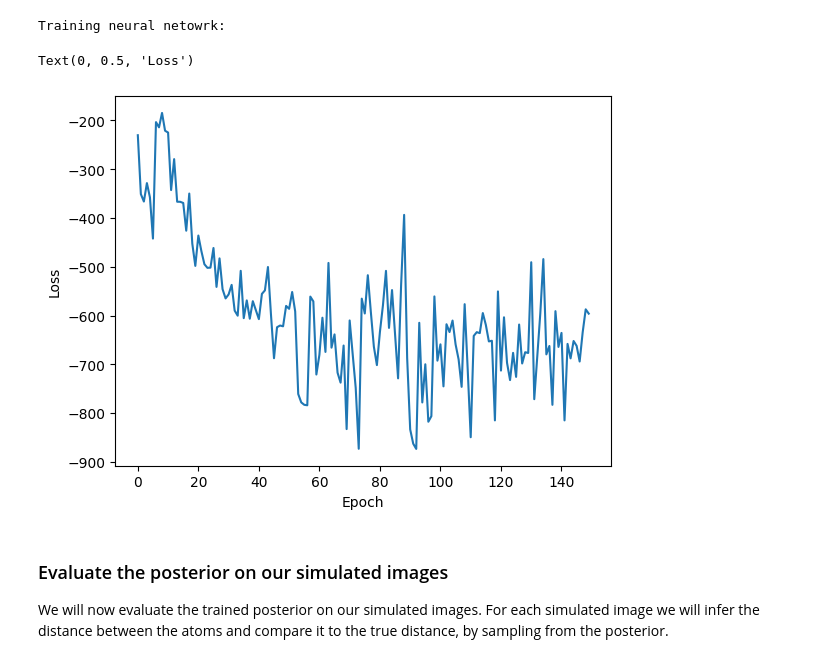
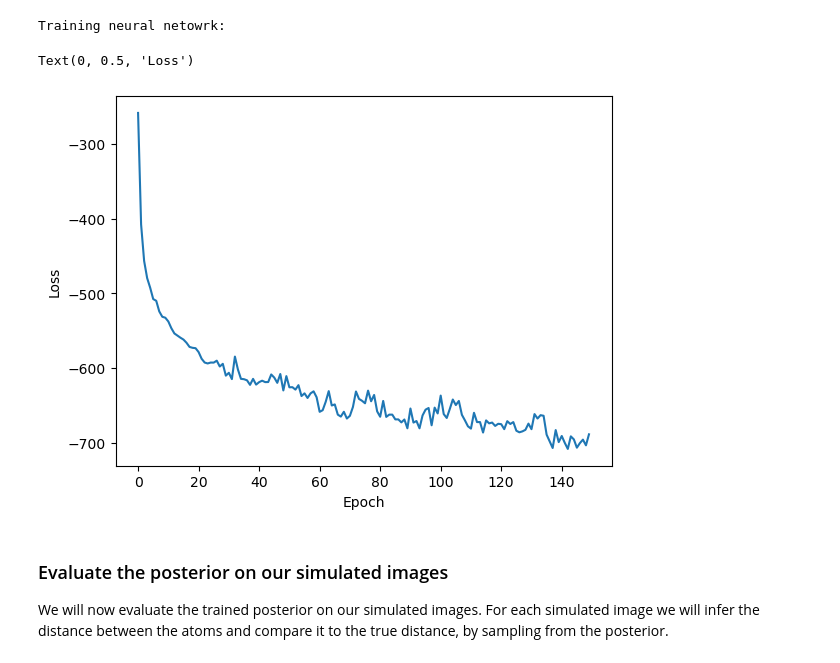
Before and after one commit to dariagusew/cryoSBI, a Jupyter notebook: tutorials/NLE/test_nle.ipynb, the cells around one changed output. Cells and saved outputs as stored; diff of their text form; code cells hidden in the pictures.

```diff
--- a/tutorials/NLE/test_nle.ipynb
+++ b/tutorials/NLE/test_nle.ipynb
@@ -174,12 +332,12 @@ train_nle_model.nle_train_no_saving(
 # %% [output]
 Training neural netowrk:
 # %%
-plt.plot(torch.load("tutorial.loss"))
+plt.plot(torch.load("tutorial_2.loss"))
 plt.xlabel("Epoch")
 plt.ylabel("Loss")
 # %% [output]
 Text(0, 0.5, 'Loss')
-[figure, old version]
+[figure, new version]
 # %% [markdown]
 ### Evaluate the posterior on our simulated images
 
```
Also changed, not shown: parts of 22 cells of this notebook, 3 other files.
